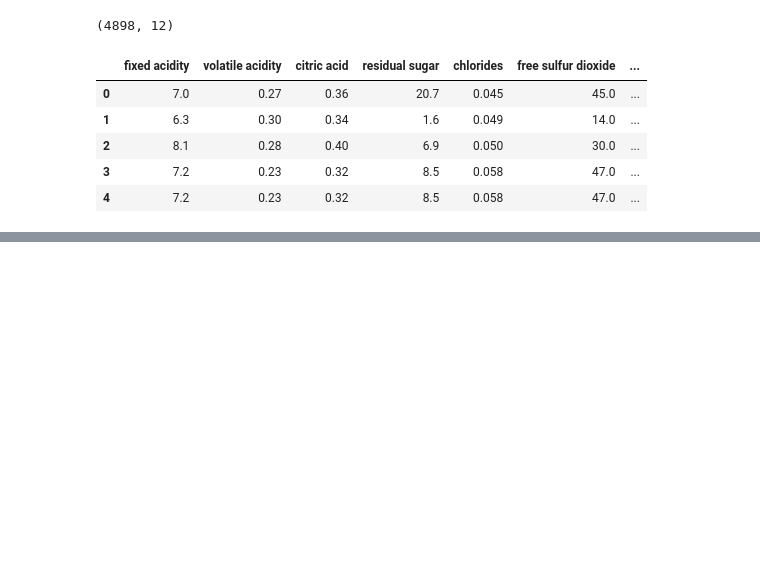
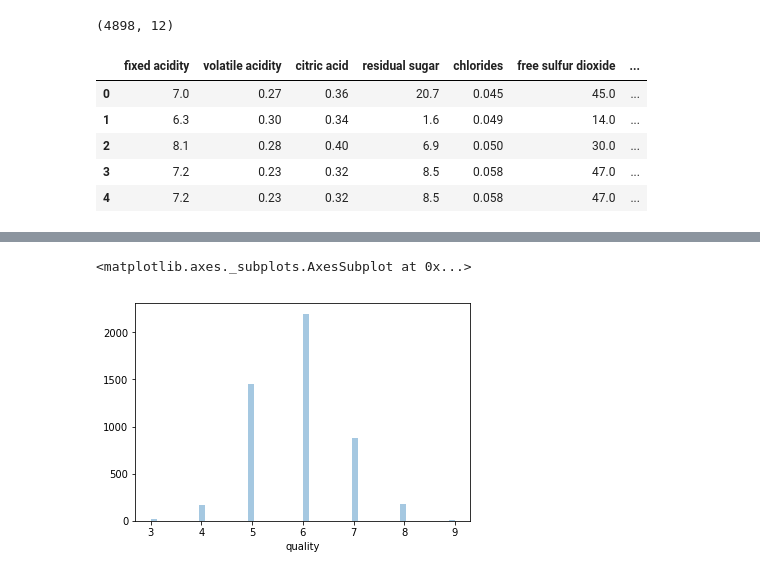
Before and after one commit to rosswilliaminnes/wine, a Jupyter notebook: random forest example.ipynb, the cells around one changed output, grey strips where cells are left out. Drawn from its saved outputs; the diff is of its cells as text; code cells hidden in the pictures; blank space fills up the shorter version.

```diff
--- a/random forest example.ipynb
+++ b/random forest example.ipynb
@@ -20,0 +34,5 @@ df.head()
+# %%
+sns.distplot(df['quality'],kde=False) # look at the dist of the target var
+# %% [output]
+<matplotlib.axes._subplots.AxesSubplot at 0x...>
+[figure, added]
```
Also changed, not shown: parts of 5 cells of this notebook, 1 other file.
